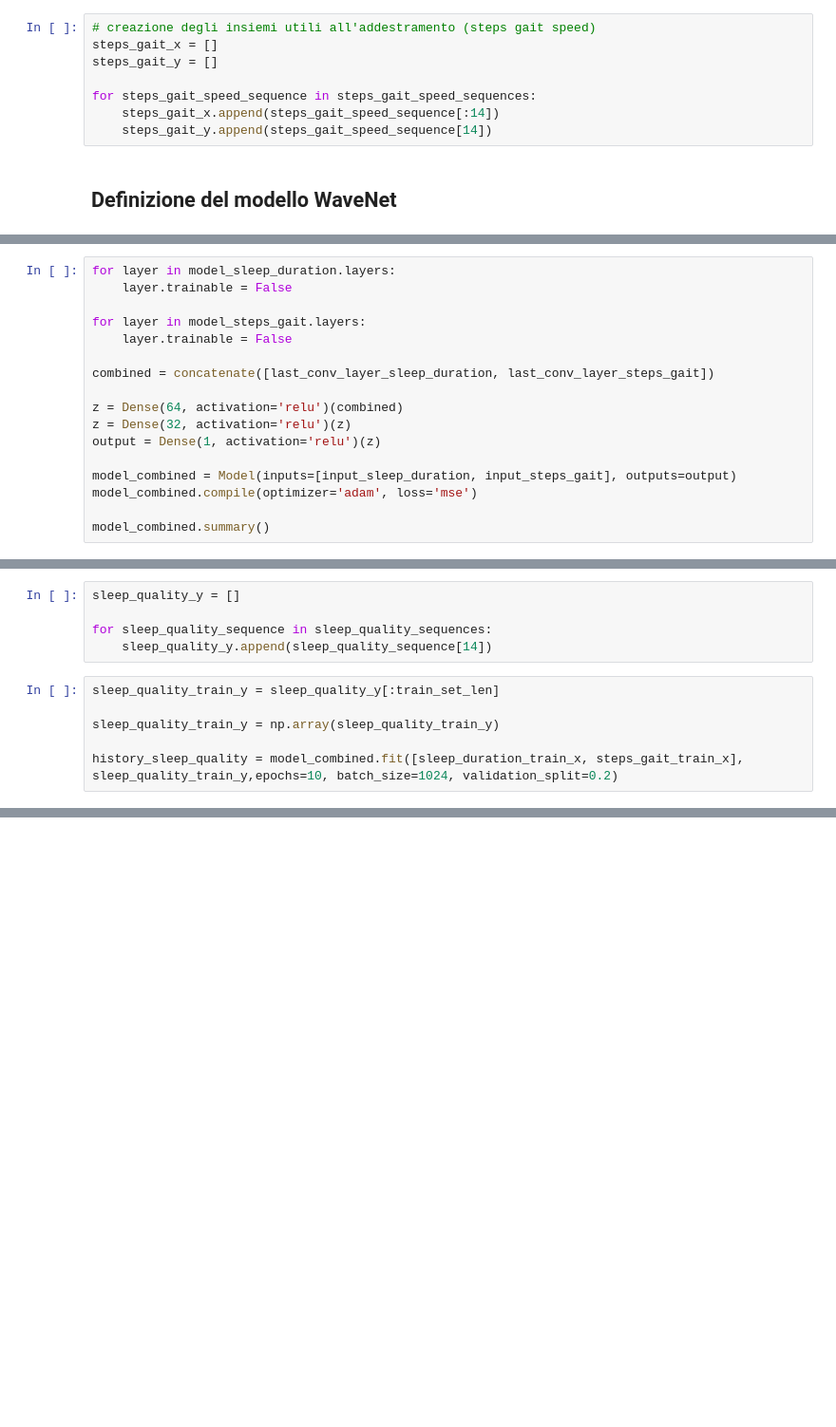
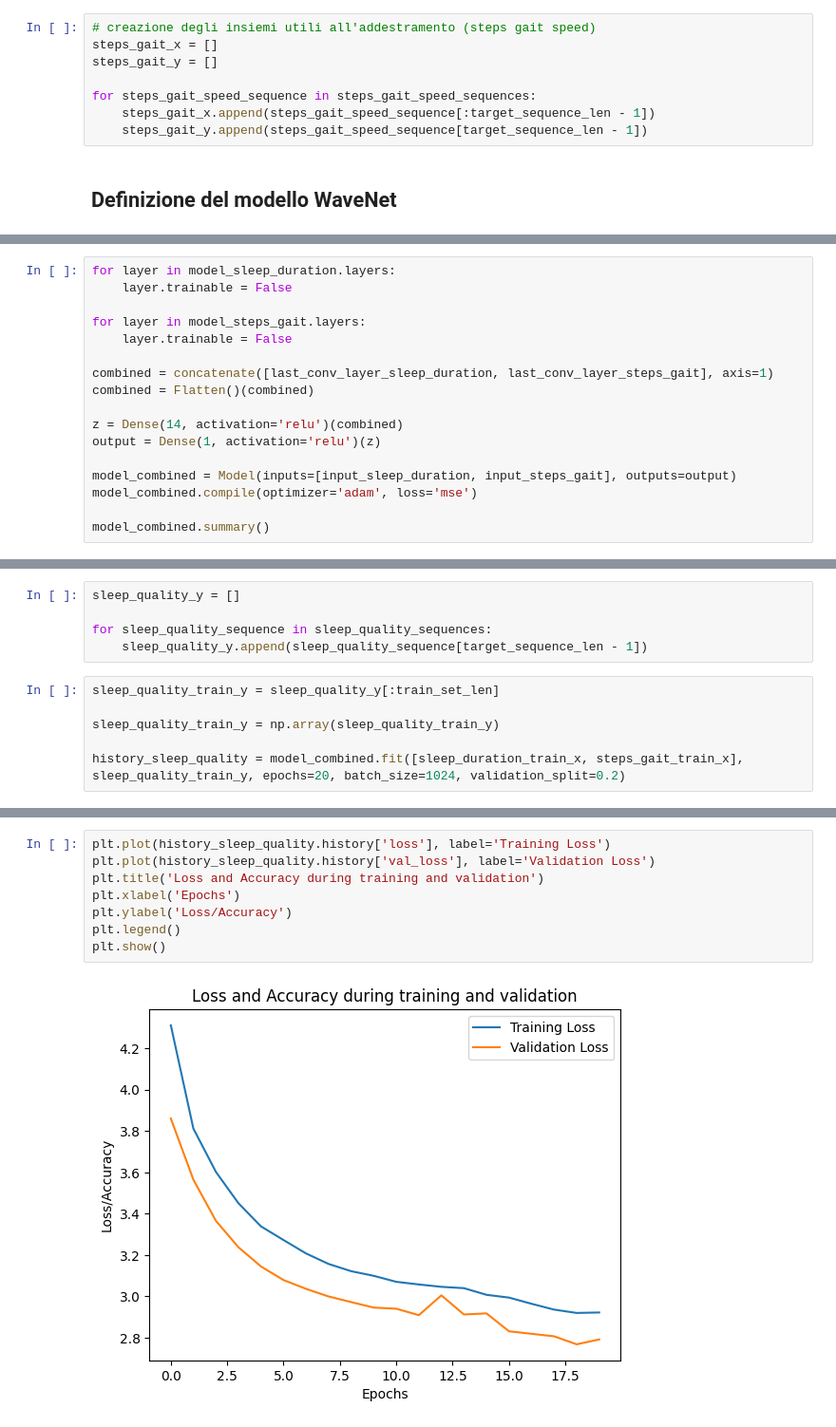
Before and after one commit to IC-99/deep-learning, a Jupyter notebook: code/project3.ipynb, the cells around one changed output, grey strips where cells are left out. Shown at 95% size. Drawn from its saved outputs; the diff is of its cells as text; blank space fills up the shorter version.

Commit message:
plots

```diff
--- a/code/project3.ipynb
+++ b/code/project3.ipynb
@@ -256,7 +257,7 @@ steps_gait_x = []
 steps_gait_y = []
 
 for steps_gait_speed_sequence in steps_gait_speed_sequences:
-    steps_gait_x.append(steps_gait_speed_sequence[:14])
-    steps_gait_y.append(steps_gait_speed_sequence[14])
+    steps_gait_x.append(steps_gait_speed_sequence[:target_sequence_len - 1])
+    steps_gait_y.append(steps_gait_speed_sequence[target_sequence_len - 1])
 # %% [markdown]
 ## Definizione del modello WaveNet
@@ -464,10 +437,10 @@ for layer in model_sleep_duration.layers:
 for layer in model_steps_gait.layers:
     layer.trainable = False
 
-combined = concatenate([last_conv_layer_sleep_duration, last_conv_layer_steps_gait])
+combined = concatenate([last_conv_layer_sleep_duration, last_conv_layer_steps_gait], axis=1)
+combined = Flatten()(combined)
 
-z = Dense(64, activation='relu')(combined)
-z = Dense(32, activation='relu')(z)
+z = Dense(14, activation='relu')(combined)
 output = Dense(1, activation='relu')(z)
 
 model_combined = Model(inputs=[input_sleep_duration, input_steps_gait], outputs=output)
@@ -500,11 +473,11 @@ Model: "functional_5"
 sleep_quality_y = []
 
 for sleep_quality_sequence in sleep_quality_sequences:
-    sleep_quality_y.append(sleep_quality_sequence[14])
+    sleep_quality_y.append(sleep_quality_sequence[target_sequence_len - 1])
 # %%
 sleep_quality_train_y = sleep_quality_y[:train_set_len]
 
 sleep_quality_train_y = np.array(sleep_quality_train_y)
 
-history_sleep_quality = model_combined.fit([sleep_duration_train_x, steps_gait_train_x], sleep_quality_train_y,epochs=10, batch_size=1024, validation_split=0.2)
+history_sleep_quality = model_combined.fit([sleep_duration_train_x, steps_gait_train_x], sleep_quality_train_y, epochs=20, batch_size=1024, validation_split=0.2)
 # %% [output]
@@ -546,0 +517,10 @@ np.sqrt(test_loss)
+# %%
+plt.plot(history_sleep_quality.history['loss'], label='Training Loss')
+plt.plot(history_sleep_quality.history['val_loss'], label='Validation Loss')
+plt.title('Loss and Accuracy during training and validation')
+plt.xlabel('Epochs')
+plt.ylabel('Loss/Accuracy')
+plt.legend()
+plt.show()
+# %% [output]
+[figure, added]
```
Also changed, not shown: parts of 14 cells of this notebook.
